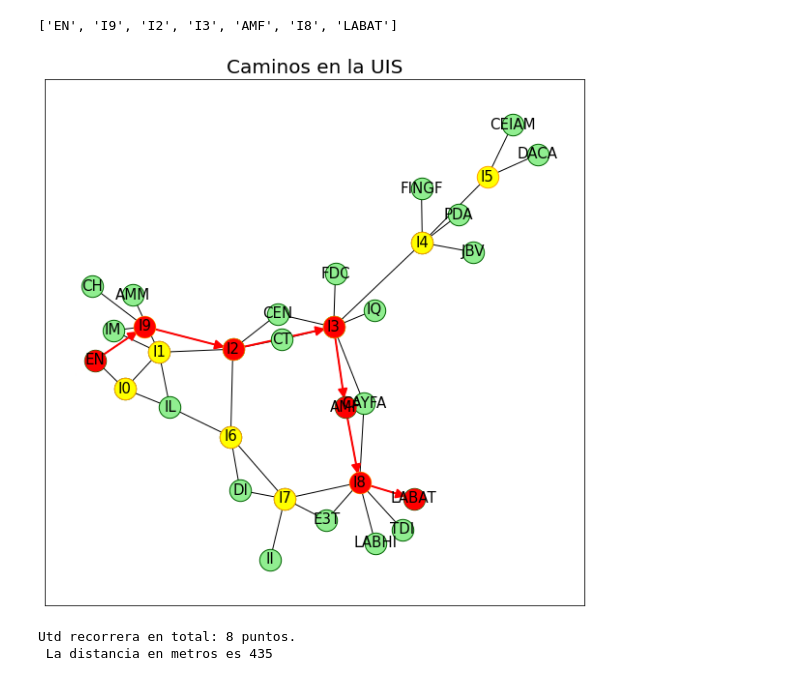
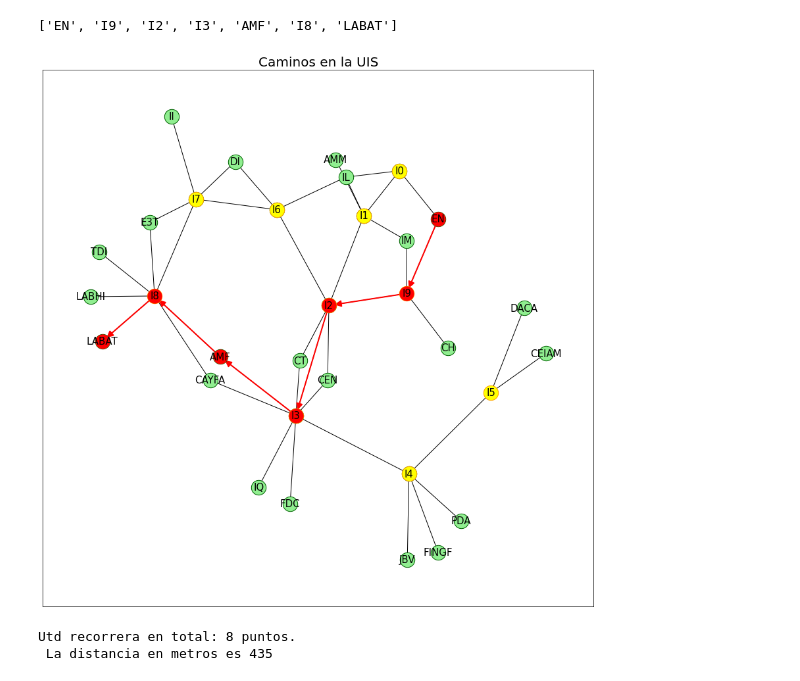
Before and after one commit to TMikeM/PRUEBAS-PARA-EL-PROYECTO-FINAL, a Jupyter notebook: grafoProyecto.ipynb, the cells around one changed output. Saved outputs shown, nothing was run; the diff lists cells and outputs as text; code cells hidden in the pictures.

```diff
--- a/grafoProyecto.ipynb
+++ b/grafoProyecto.ipynb
@@ -124,37 +128,37 @@ path
 #Graficando el grafo
 
 #Tamaño de la gráfica
-fig, ax = plt.subplots(figsize=(10, 10))
+fig, ax = plt.subplots(figsize=(15, 15))
 
 #Distancia de los nodos
-seed = 22222
+seed = 2
 pos = nx.spring_layout(G, seed=seed)
 
 #Configuración para los nodos
 inter = list(df.Destino.unique())
 edif = list(df.Origen.unique())
 
 nx.draw_networkx_nodes(G, pos, nodelist=edif, node_size=500, edgecolors = 'darkgreen', node_color='lightgreen') #Para los edificios
 nx.draw_networkx_nodes(G, pos, nodelist=inter, node_size=500, edgecolors = 'orange', node_color='yellow') #Para las intersecciones
 
 #Configuración para las aristas
 nx.draw_networkx_edges(G, pos, edge_color='black', width = 1)
 
 #Configuración para colorear el camino más corto (LO QUE ESTÁ EN ROJO)
-path = nx.shortest_path(G,source='EN',target='LABAT', weight='peso')
+path = nx.shortest_path(G,source='EN',target='LABAT', weight='peso', method='dijkstra')
 path_edges = list(zip(path,path[1:]))
 nx.draw_networkx_nodes(G,pos,nodelist=path, node_size=450, node_color='red')
 nx.draw_networkx_edges(G, pos, arrows = True, arrowstyle="-|>", arrowsize=20, edgelist=path_edges,  edge_color='red', width=2)
 
 #Configuración para las etiquetas de la gráfica
 nx.draw_networkx_labels(G, pos, font_size=15)
 
 plt.title("Caminos en la UIS", fontdict={'fontsize':20})
 plt.axis('on')
 plt.savefig('Mapa_UIS.eps', dpi = 300, format = 'eps', transparent = True)
 plt.show()
 # %% [output]
-[figure, old version]
+[figure, new version]
 # %%
 #En esta impresion a pantalla mostramos la cantidad total de puntos por lo que el usuario recorre y la distancia total en metros.
 print(f"Utd recorrera en total: {len(djk_path)} puntos.\n La distancia en metros es {nx.dijkstra_path_length(G, 'EN', 'LABAT', 'Peso')}")
```
Also changed, not shown: parts of 2 cells of this notebook.
